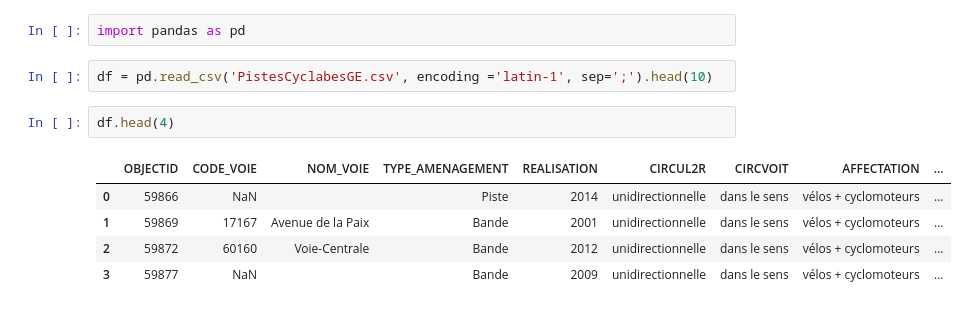
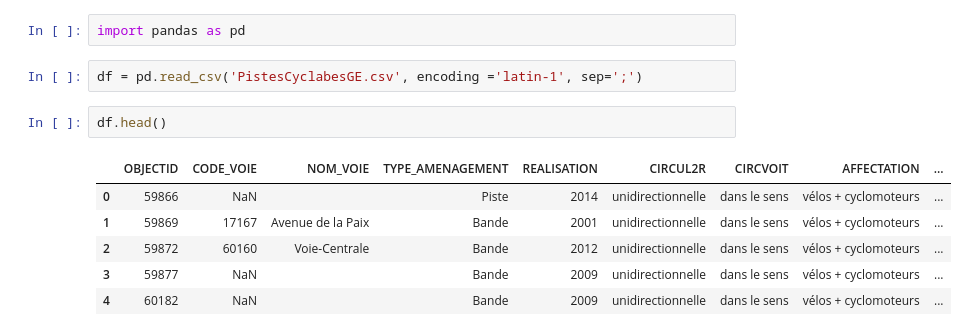
Before and after one commit to palrogg/course_sandbox, a Jupyter notebook: Aylin/PistesCyclables.ipynb, the cells around one changed output. Drawn from its saved outputs; the diff is of its cells as text.

```diff
--- a/Aylin/PistesCyclables.ipynb
+++ b/Aylin/PistesCyclables.ipynb
@@ -3,15 +3,16 @@
 # %%
 import pandas as pd
 # %%
-df = pd.read_csv('PistesCyclabesGE.csv', encoding ='latin-1', sep=';').head(10)
+df = pd.read_csv('PistesCyclabesGE.csv', encoding ='latin-1', sep=';')
 # %%
-df.head(4)
+df.head()
 # %% [output]
 |  | OBJECTID | CODE_VOIE | NOM_VOIE | TYPE_AMENAGEMENT | REALISATION | CIRCUL2R | CIRCVOIT | AFFECTATION | ... |
 | 0 | 59866 | NaN |  | Piste | 2014 | unidirectionnelle | dans le sens | vélos + cyclomoteurs | ... |
 | 1 | 59869 | 17167 | Avenue de la Paix | Bande | 2001 | unidirectionnelle | dans le sens | vélos + cyclomoteurs | ... |
 | 2 | 59872 | 60160 | Voie-Centrale | Bande | 2012 | unidirectionnelle | dans le sens | vélos + cyclomoteurs | ... |
 | 3 | 59877 | NaN |  | Bande | 2009 | unidirectionnelle | dans le sens | vélos + cyclomoteurs | ... |
+| 4 | 60182 | NaN |  | Bande | 2009 | unidirectionnelle | dans le sens | vélos + cyclomoteurs | ... |
 # %%
 df["REALISATION"].value_counts()
 # %% [output]
```
Also changed, not shown: parts of 7 cells of this notebook.
